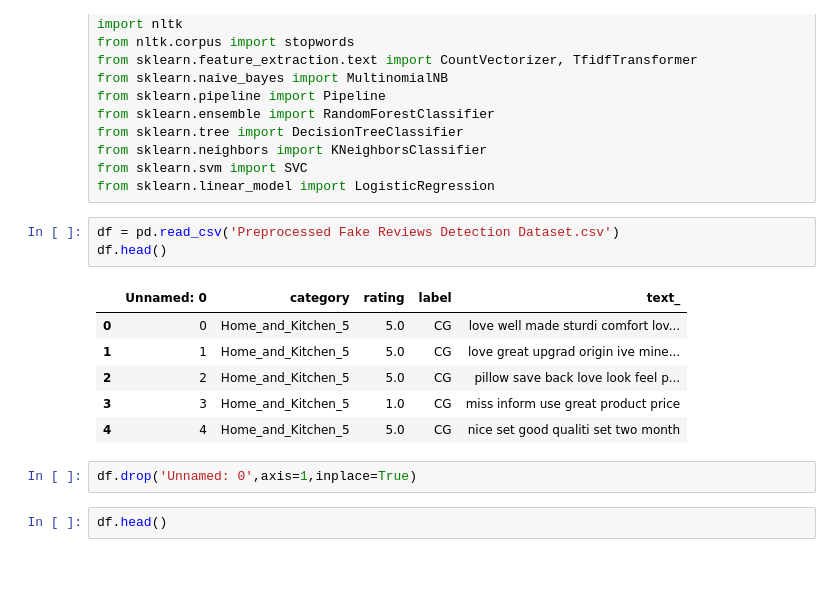
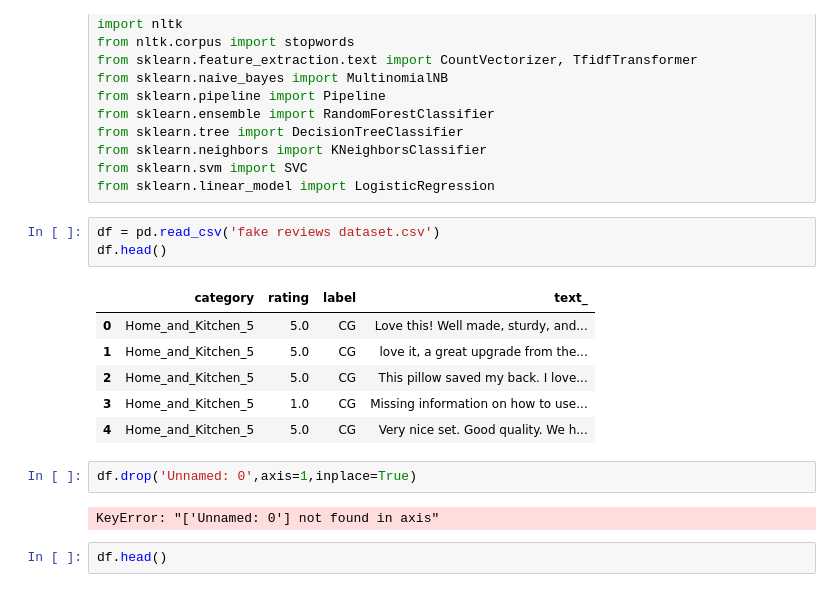
Before and after one commit to BloodMoon5580/E-Commerce-API, a Jupyter notebook: E-Commerce API/Comment Reviewer/Fake Reviews Detection Part-2 Continued.ipynb, the cells around one changed output. Drawn from its saved outputs; the diff is of its cells as text.

```diff
--- a/E-Commerce API/Comment Reviewer/Fake Reviews Detection Part-2 Continued.ipynb
+++ b/E-Commerce API/Comment Reviewer/Fake Reviews Detection Part-2 Continued.ipynb
@@ -20,17 +20,19 @@ from sklearn.neighbors import KNeighborsClassifier
 from sklearn.svm import SVC
 from sklearn.linear_model import LogisticRegression
 # %%
-df = pd.read_csv('Preprocessed Fake Reviews Detection Dataset.csv')
+df = pd.read_csv('fake reviews dataset.csv')
 df.head()
 # %% [output]
-|  | Unnamed: 0 | category | rating | label | text_ |
-| 0 | 0 | Home_and_Kitchen_5 | 5.0 | CG | love well made sturdi comfort lov... |
-| 1 | 1 | Home_and_Kitchen_5 | 5.0 | CG | love great upgrad origin ive mine... |
-| 2 | 2 | Home_and_Kitchen_5 | 5.0 | CG | pillow save back love look feel p... |
-| 3 | 3 | Home_and_Kitchen_5 | 1.0 | CG | miss inform use great product price |
-| 4 | 4 | Home_and_Kitchen_5 | 5.0 | CG | nice set good qualiti set two month |
+|  | category | rating | label | text_ |
+| 0 | Home_and_Kitchen_5 | 5.0 | CG | Love this! Well made, sturdy, and... |
+| 1 | Home_and_Kitchen_5 | 5.0 | CG | love it, a great upgrade from the... |
+| 2 | Home_and_Kitchen_5 | 5.0 | CG | This pillow saved my back. I love... |
+| 3 | Home_and_Kitchen_5 | 1.0 | CG | Missing information on how to use... |
+| 4 | Home_and_Kitchen_5 | 5.0 | CG | Very nice set. Good quality. We h... |
 # %%
 df.drop('Unnamed: 0',axis=1,inplace=True)
+# %% [output]
+KeyError: "['Unnamed: 0'] not found in axis"
 # %%
 df.head()
 # %% [output]
```
Also changed, not shown: parts of 4 cells of this notebook, 5 other files.
